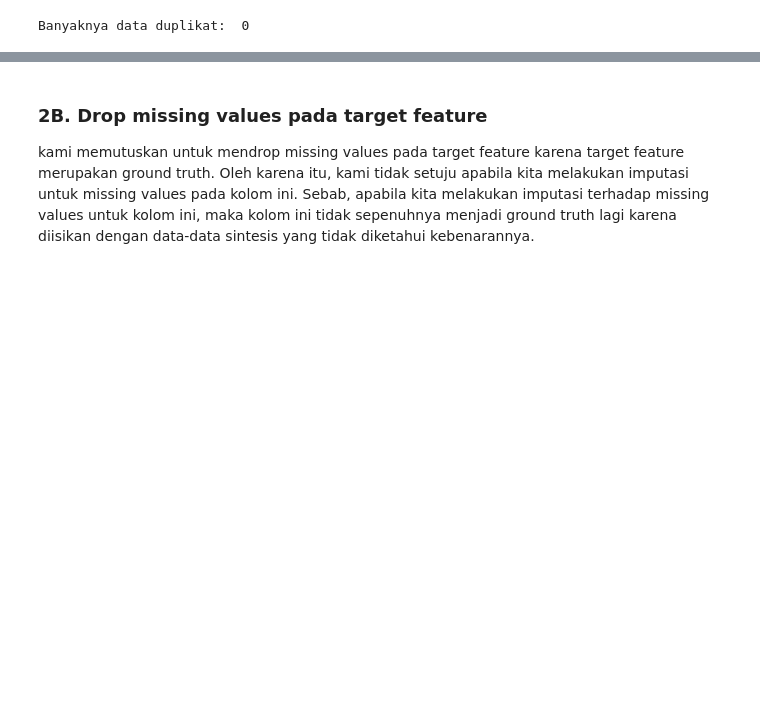
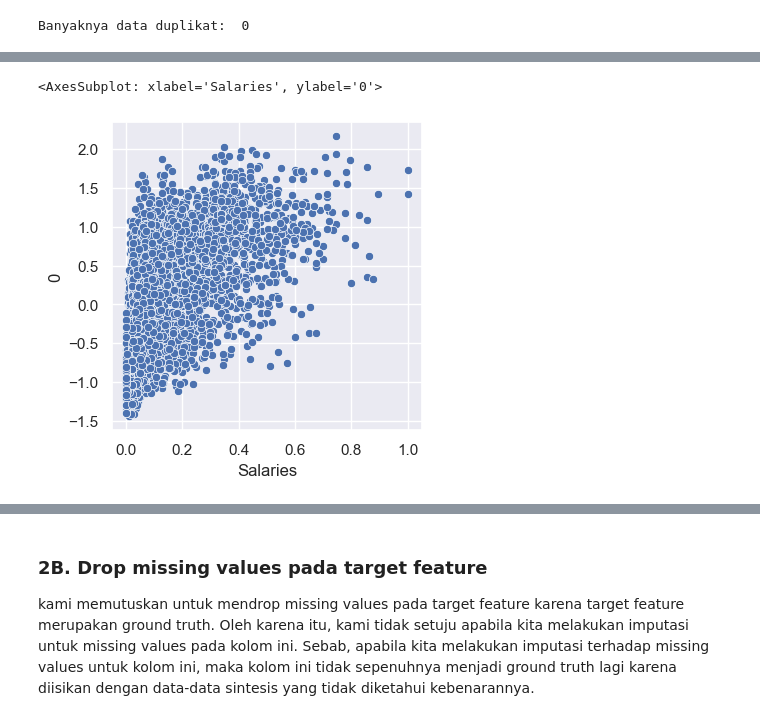
Before and after one commit to akmalgomal3/nba-kasddead, a Jupyter notebook: 2b.ipynb, the cells around one changed output, grey strips where cells are left out. Cells and saved outputs as stored; diff of their text form; code cells hidden in the pictures; blank space fills up the shorter version.

```diff
--- a/2b.ipynb
+++ b/2b.ipynb
@@ -271,0 +298,6 @@ memory usage: 2.9+ MB
+# %%
+sns.set(rc={'figure.figsize':(4,4)})
+sns.scatterplot(x=temp_df.Salaries, y=transformed_pca[0])
+# %% [output]
+<AxesSubplot: xlabel='Salaries', ylabel='0'>
+[figure, added]
```
Also changed, not shown: parts of 25 cells of this notebook, 1 other file.
